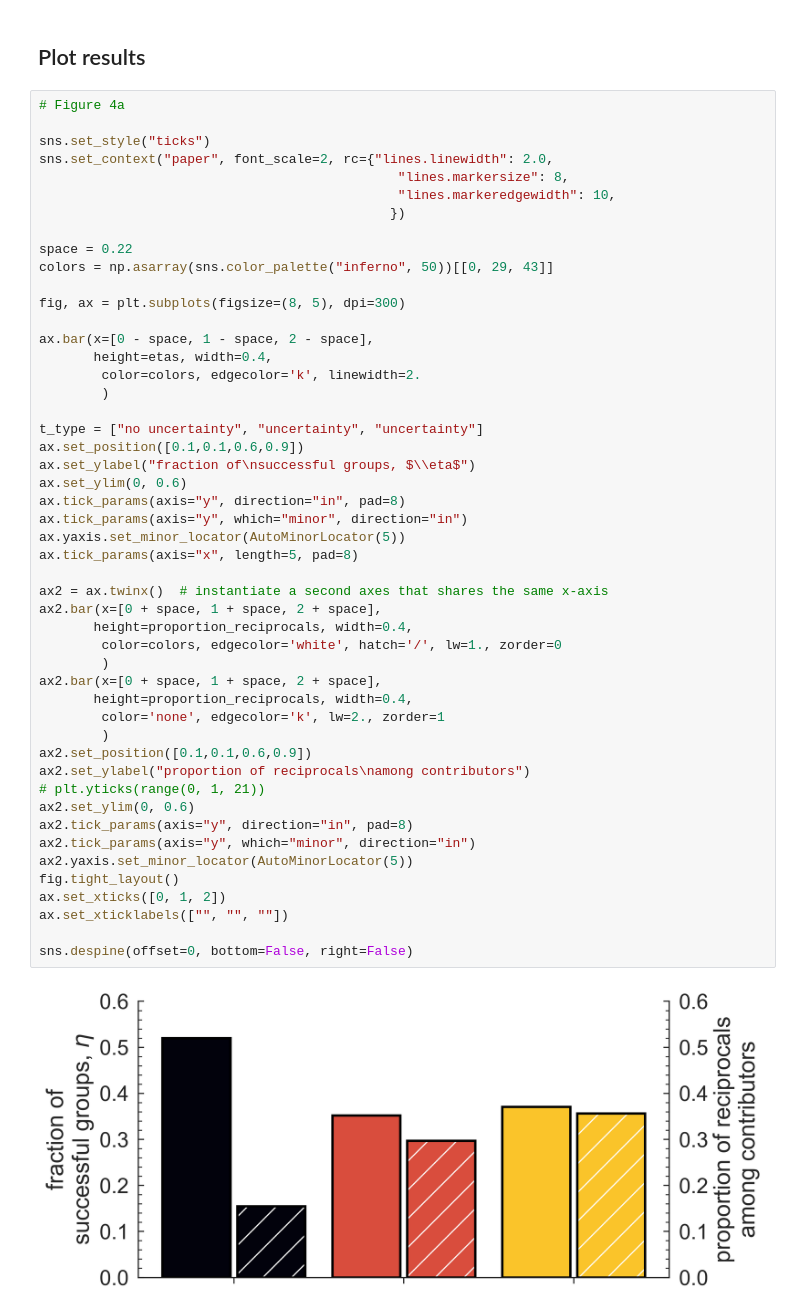
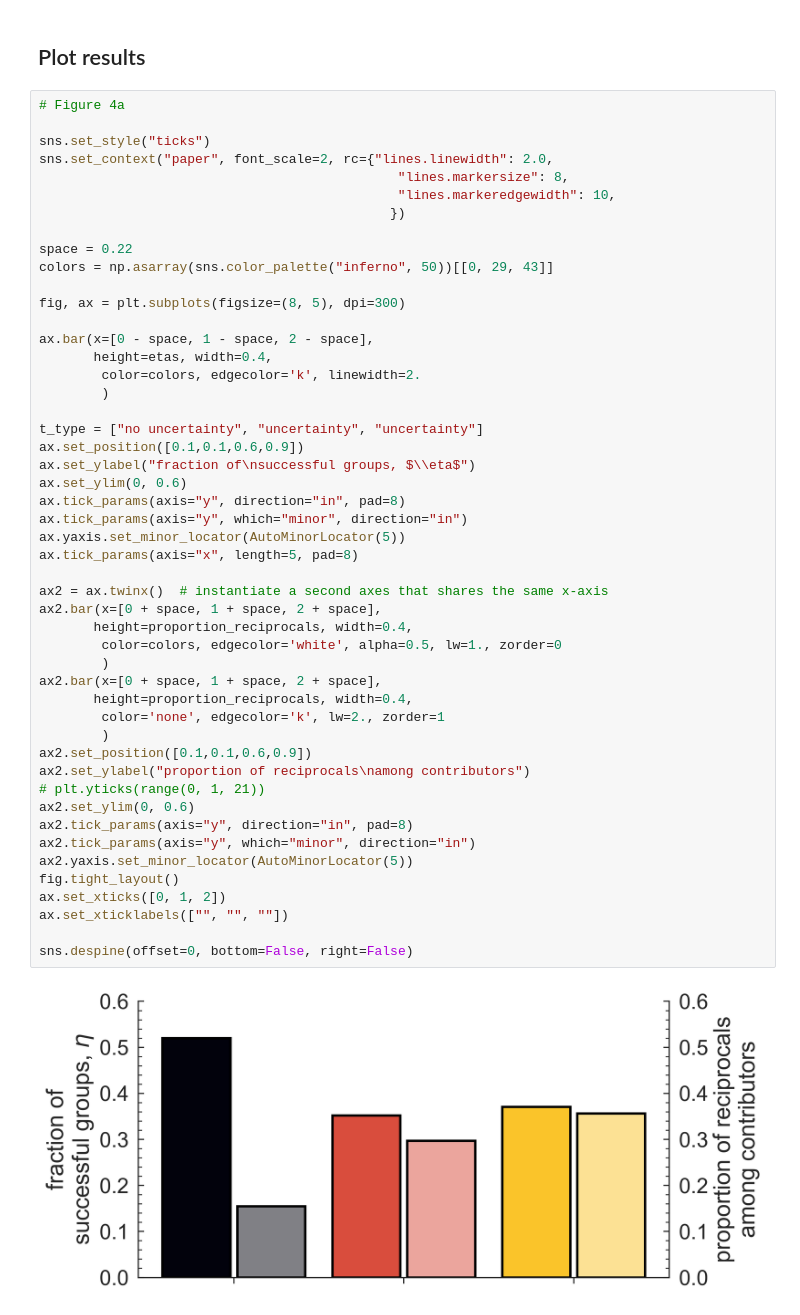
Before and after one commit to Socrats/EvoCRD, a Jupyter notebook: plot_figures.ipynb, the cells around one changed output. Cells and saved outputs as stored; diff of their text form.

```diff
--- a/plot_figures.ipynb
+++ b/plot_figures.ipynb
@@ -124,35 +124,35 @@ ax.bar(x=[0 - space, 1 - space, 2 - space],
 t_type = ["no uncertainty", "uncertainty", "uncertainty"]
 ax.set_position([0.1,0.1,0.6,0.9])
 ax.set_ylabel("fraction of\nsuccessful groups, $\\eta$")
 ax.set_ylim(0, 0.6)
 ax.tick_params(axis="y", direction="in", pad=8)
 ax.tick_params(axis="y", which="minor", direction="in")
 ax.yaxis.set_minor_locator(AutoMinorLocator(5))
 ax.tick_params(axis="x", length=5, pad=8)
 
 ax2 = ax.twinx()  # instantiate a second axes that shares the same x-axis
 ax2.bar(x=[0 + space, 1 + space, 2 + space],
        height=proportion_reciprocals, width=0.4,
-        color=colors, edgecolor='white', hatch='/', lw=1., zorder=0
+        color=colors, edgecolor='white', alpha=0.5, lw=1., zorder=0
         )
 ax2.bar(x=[0 + space, 1 + space, 2 + space],
        height=proportion_reciprocals, width=0.4,
         color='none', edgecolor='k', lw=2., zorder=1
         )
 ax2.set_position([0.1,0.1,0.6,0.9])
 ax2.set_ylabel("proportion of reciprocals\namong contributors")
 # plt.yticks(range(0, 1, 21))
 ax2.set_ylim(0, 0.6)
 ax2.tick_params(axis="y", direction="in", pad=8)
 ax2.tick_params(axis="y", which="minor", direction="in")
 ax2.yaxis.set_minor_locator(AutoMinorLocator(5))
 fig.tight_layout()
 ax.set_xticks([0, 1, 2])
 ax.set_xticklabels(["", "", ""])
 
 sns.despine(offset=0, bottom=False, right=False)
 # %% [output]
-[figure, old version]
+[figure, new version]
 # %%
 sns.set_style("ticks", {"xtick.major.size": 8, "ytick.major.size": 8})
 sns.set_context("paper", font_scale=2., rc={"lines.linewidth": 5.0,
```
Also changed, not shown: parts of 1 cell of this notebook.
